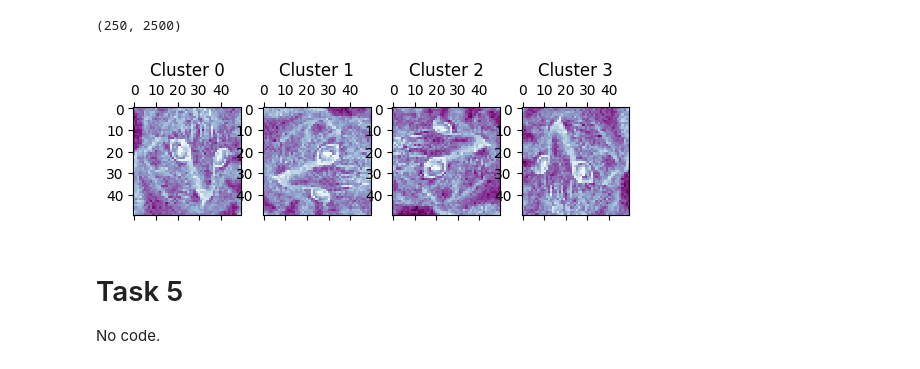
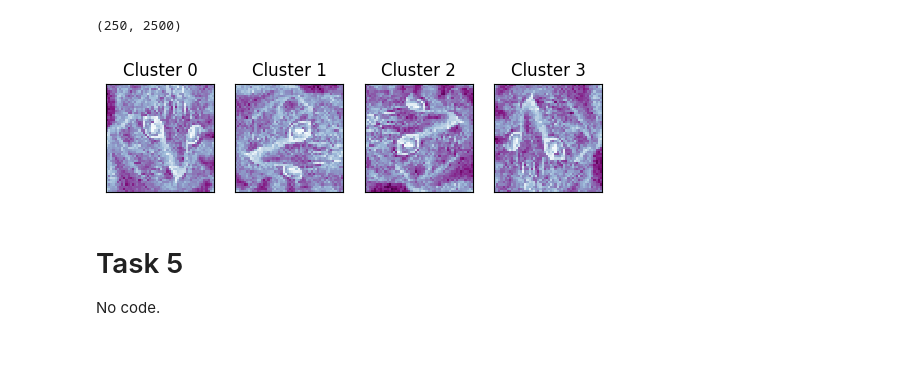
Before and after one commit to jtpotato/simc-2024, a Jupyter notebook: SIMC12_JMSS.ipynb, the cells around one changed output. Cells and saved outputs as stored; diff of their text form; code cells hidden in the pictures.

```diff
--- a/SIMC12_JMSS.ipynb
+++ b/SIMC12_JMSS.ipynb
@@ -213,13 +223,15 @@ def average_img(imgs: np.ndarray) -> np.ndarray:
 # %%
 task_4_subplot, task_4_axes = plt.subplots(1, 4)
 
 for i in range(4):
     task_4_axes[i].matshow(
         np.reshape(average_img(task_4_orientations[i]), (50, 50)), cmap="BuPu"
     )
+    task_4_axes[i].set_xticks([])
+    task_4_axes[i].set_yticks([])
     task_4_axes[i].set_title(f"Cluster {i}")
 # %% [output]
-[figure, old version]
+[figure, new version]
 # %% [markdown]
 # Task 5
 
```
Also changed, not shown: parts of 13 cells of this notebook.
